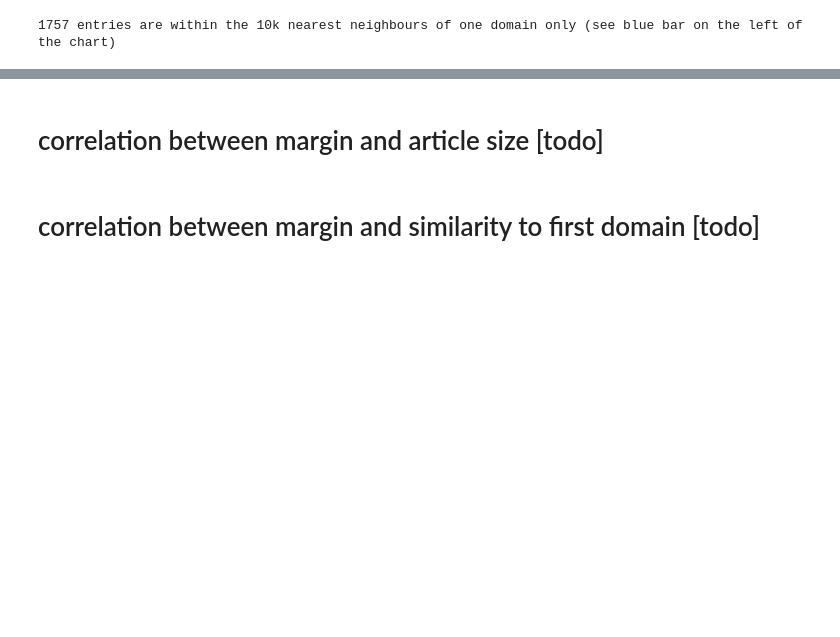
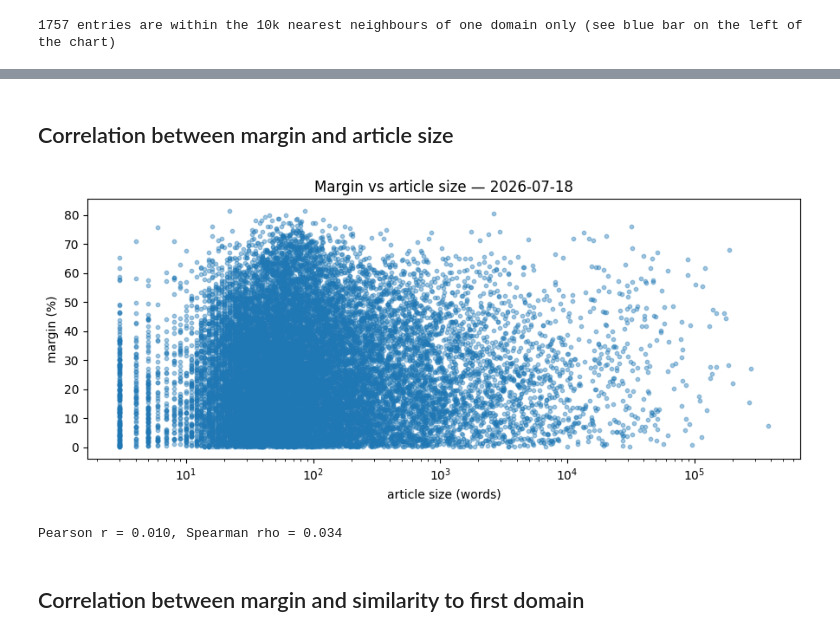
Before and after one commit to kingsdigitallab/eb-pre, a Jupyter notebook: notebooks/domain_closeness.ipynb, the cells around one changed output, grey strips where cells are left out. Saved outputs shown, nothing was run; the diff lists cells and outputs as text; code cells hidden in the pictures; blank space fills up the shorter version.

```diff
--- a/notebooks/domain_closeness.ipynb
+++ b/notebooks/domain_closeness.ipynb
@@ -210,4 +247,23 @@ Classification **margin** of an entry is defined as the oposite of the ratio abo
 # %% [markdown]
-# correlation between margin and article size [todo]
+## Correlation between margin and article size
+# %%
+df_size = df_margin.join(df_index[['words']], how='inner')
+df_size = df_size[df_size['words'] > 0]
+
+fig, ax = plt.subplots(figsize=(9, 4))
+ax.scatter(df_size['words'], df_size['margin'], s=10, alpha=0.4)
+ax.set_xscale('log')
+ax.set_xlabel('article size (words)')
+ax.set_ylabel('margin (%)')
+ax.set_title(f'Margin vs article size — {VARIANT}')
+plt.tight_layout()
+plt.show()
+
+pearson_words = df_size['margin'].corr(df_size['words'])
+spearman_words = df_size['margin'].corr(df_size['words'], method='spearman')
+print(f'Pearson r = {pearson_words:.3f}, Spearman rho = {spearman_words:.3f}')
+# %% [output]
+[figure, added]
+Pearson r = 0.010, Spearman rho = 0.034
 # %% [markdown]
-# correlation between margin and similarity to first domain [todo]
+## Correlation between margin and similarity to first domain
```
Also changed, not shown: parts of 4 cells of this notebook.
